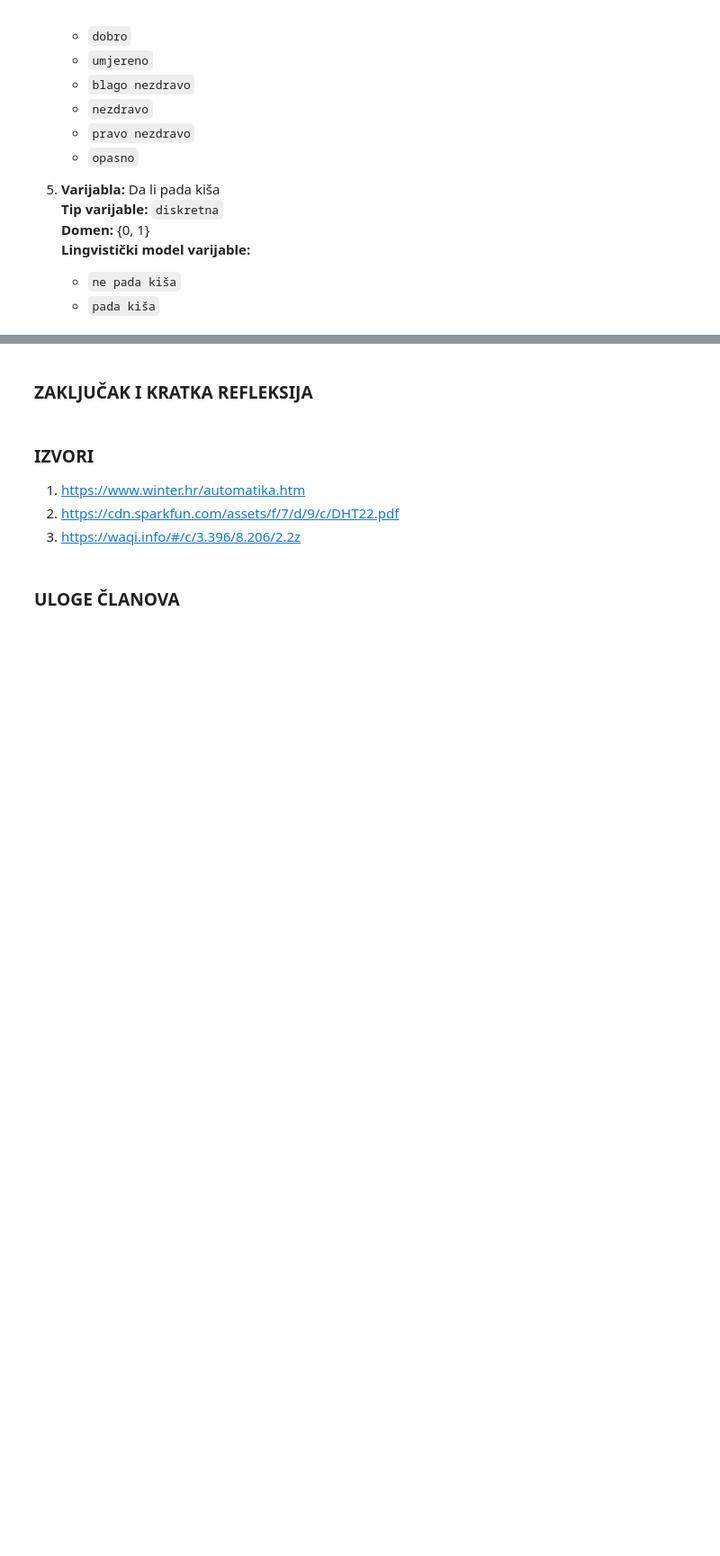
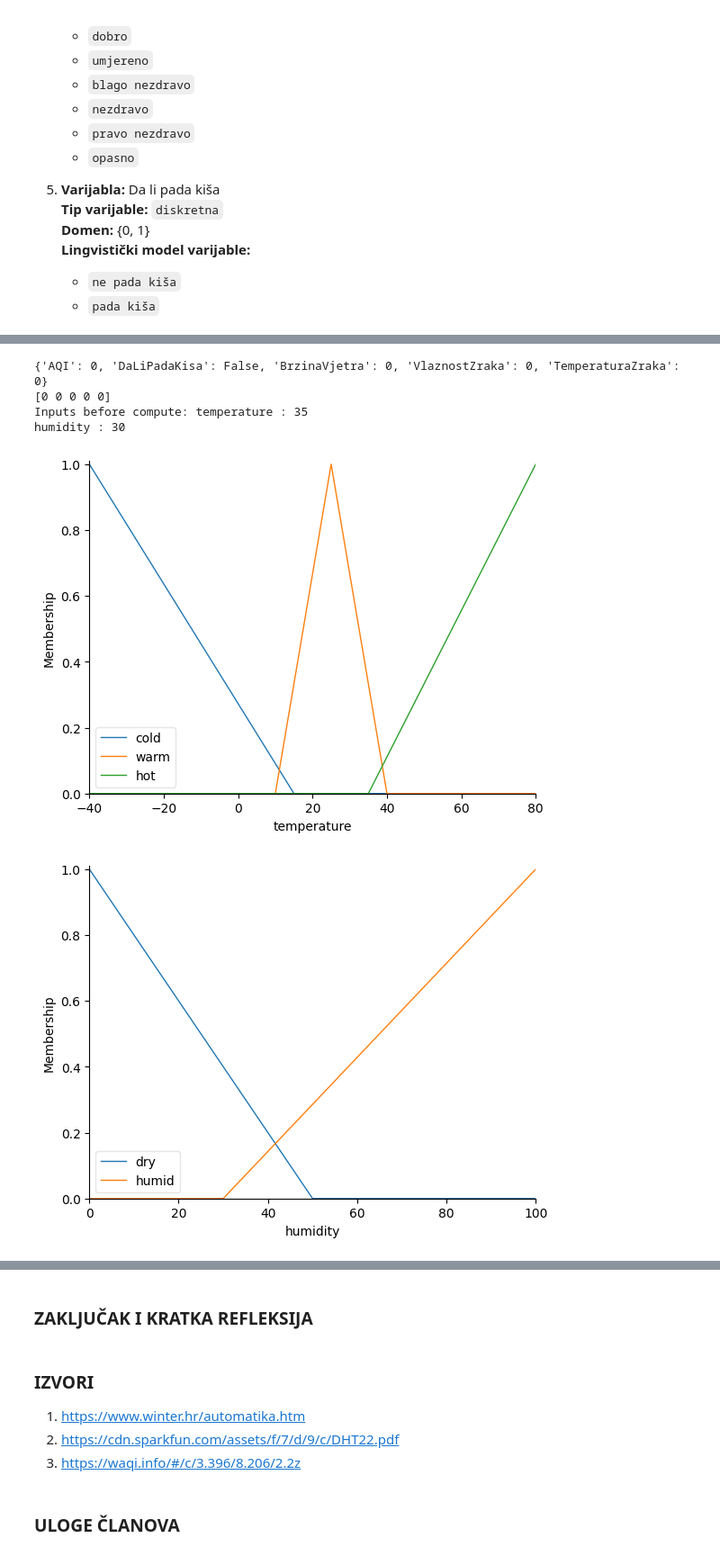
Before and after one commit to Ljut/greenhouse-fuzzy-window-controller, a Jupyter notebook: main.ipynb, the cells around one changed output, grey strips where cells are left out. Shown: that part at 90% size. Saved outputs shown, nothing was run; the diff lists cells and outputs as text; code cells hidden in the pictures; blank space fills up the shorter version.

```diff
--- a/main.ipynb
+++ b/main.ipynb
@@ -99,0 +104,78 @@ Izlazna varijabla je tipa **double** i predstavlja koliko će mikrokontroler otv
+# %%
+import numpy as np
+import skfuzzy as fuzz
+from skfuzzy import control as ctrl
+
+varijable = {
+    "AQI":0,
+    "DaLiPadaKisa":False,
+    "BrzinaVjetra":0,
+    "VlaznostZraka":0,
+    "TemperaturaZraka":0
+}
+
+vektor = np.array(list(varijable.values()))
+
+"""vektor = []
+for a in varijable:
+    vektor.append(varijable[a])"""
+
+"""vektor = [
+    varijable["AQI"],
+    varijable["BrzinaVjetra"],
+    varijable["DaLiPadaKisa"],
+    varijable["TemperaturaZraka"],
+    varijable["VlaznostZraka"]
+]"""
+print(varijable)
+print(vektor)
+
+
+# Define input variables
+temperature = ctrl.Antecedent(np.arange(-40, 81, 1), 'temperature')
+humidity = ctrl.Antecedent(np.arange(0, 101, 1), 'humidity')
+
+# Define output variable
+window = ctrl.Consequent(np.arange(0, 2, 1), 'window')  # 0 = closed, 1 = open
+
+
+# Temperature membership
+temperature['cold'] = fuzz.trimf(temperature.universe, [-40, -40, 15])
+temperature['warm'] = fuzz.trimf(temperature.universe, [10, 25, 40])
+temperature['hot'] = fuzz.trimf(temperature.universe, [35, 80, 80])
+
+# Humidity membership
+humidity['dry'] = fuzz.trimf(humidity.universe, [0, 0, 50])
+humidity['humid'] = fuzz.trimf(humidity.universe, [30, 100, 100])
+
+# Window control
+window['closed'] = fuzz.trimf(window.universe, [0, 0, 1])
+window['open'] = fuzz.trimf(window.universe, [0, 1, 1])
+
+
+rule1 = ctrl.Rule(temperature['hot'] & humidity['dry'], window['open'])
+rule2 = ctrl.Rule(temperature['cold'] | humidity['humid'], window['closed'])
+
+# Create control system
+window_ctrl = ctrl.ControlSystem([rule1, rule2])
+window_sim = ctrl.ControlSystemSimulation(window_ctrl)
+
+# Set input values
+window_sim.input['temperature'] = 35
+window_sim.input['humidity'] = 30
+
+print("Inputs before compute:", window_sim.input)
+# Compute result
+window_sim.compute()
+
+#print("Window state (0=closed, 1=open):", window_sim.output[])
+temperature.view()
+humidity.view()
+window.view()
+# %% [output]
+{'AQI': 0, 'DaLiPadaKisa': False, 'BrzinaVjetra': 0, 'VlaznostZraka': 0, 'TemperaturaZraka': 0}
+[0 0 0 0 0]
+Inputs before compute: temperature : 35
+humidity : 30
+[figure, added]
+[figure, added]
```
Also changed, not shown: parts of 3 cells of this notebook, 1 other file.
